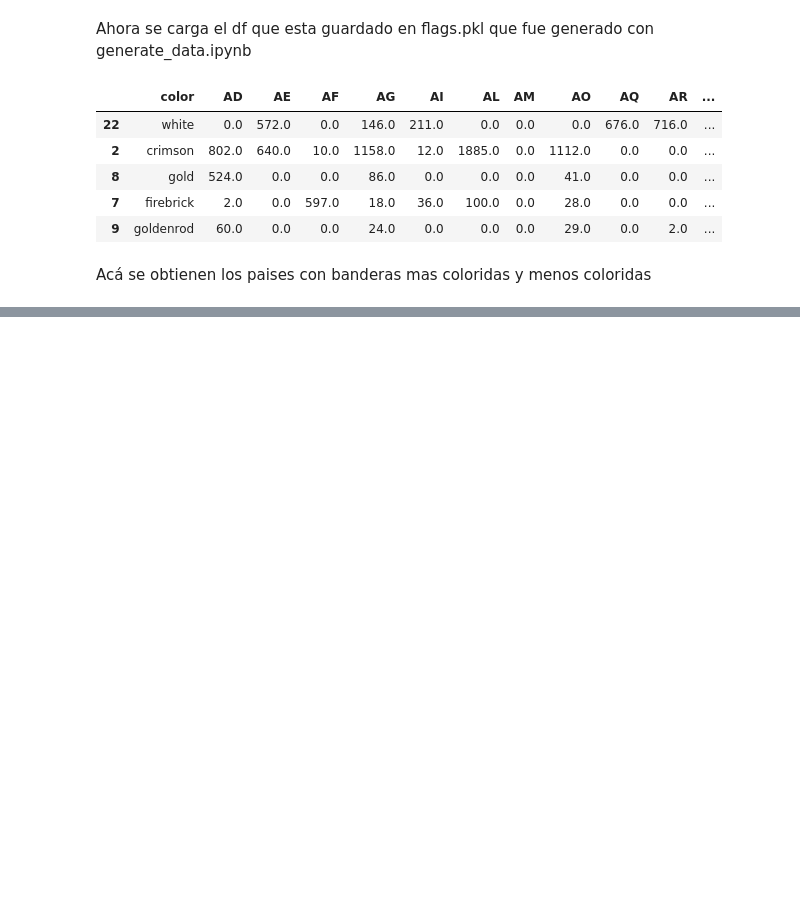
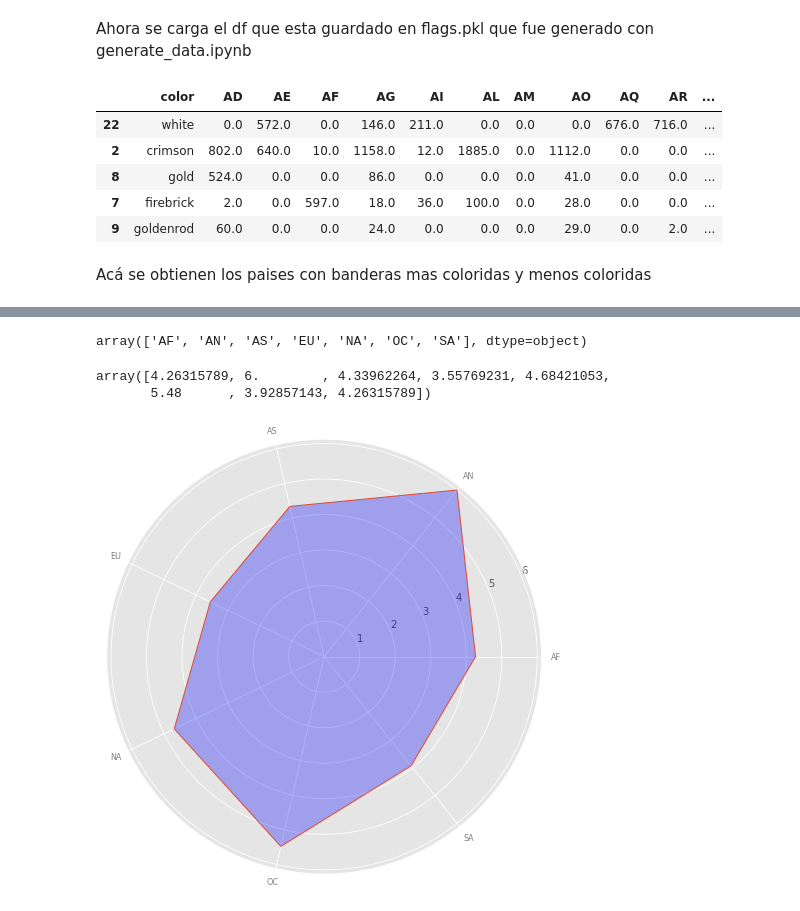
Before and after one commit to davidbetancur8/flags, a Jupyter notebook: python_flags/flags.ipynb, the cells around one changed output, grey strips where cells are left out. Drawn from its saved outputs; the diff is of its cells as text; code cells hidden in the pictures; blank space fills up the shorter version.

```diff
--- a/python_flags/flags.ipynb
+++ b/python_flags/flags.ipynb
@@ -108,0 +193,9 @@ plt.show()
+# %%
+df_country_continent = pd.read_csv("country_continent.csv", keep_default_na=False)
+df_country_continent = df_country_continent.set_index("iso 3166 country")
+df_country_continent = df_country_continent.squeeze()
+country_continent_number_colors = pd.concat([number_of_colors, df_country_continent], axis=1).dropna()
+continent_colors = pd.groupby(country_continent_number_colors, by="continent code").mean()
+continent_colors.columns=["colors"]
+display(continent_colors)
+display(country_continent_number_colors[country_continent_number_colors["continent code"]=="AN"])
@@ -108,0 +225,40 @@ plt.show()
+# %%
+from math import pi
+
+# number of variable
+categories=continent_colors.index.values
+N = len(categories)
+display(categories)
+# We are going to plot the first line of the data frame.
+# But we need to repeat the first value to close the circular graph:
+values=continent_colors["colors"].values
+values = np.append(values, values[0])
+display(values)
+
+# What will be the angle of each axis in the plot? (we divide the plot / number of variable)
+angles = [n / float(N) * 2 * pi for n in range(N)]
+angles += angles[:1]
+
+# Initialise the spider plot
+
+fig = plt.figure(figsize=(8, 8))
+ax = fig.add_subplot(111, projection='polar')
+
+# Draw one axe per variable + add labels labels yet
+plt.xticks(angles[:-1], categories, color='grey', size=8)
+
+# Draw ylabels
+
+
+
+# Plot data
+ax.plot(angles, values, linewidth=1, linestyle='solid')
+
+# Fill area
+ax.fill(angles, values, 'b', alpha=0.3)
+plt.savefig('continent_ncolors.png',  bbox_inches='tight')
+# %% [output]
+array(['AF', 'AN', 'AS', 'EU', 'NA', 'OC', 'SA'], dtype=object)
+array([4.26315789, 6.        , 4.33962264, 3.55769231, 4.68421053,
+       5.48      , 3.92857143, 4.26315789])
+[figure, added]
```
Also changed, not shown: parts of 5 cells of this notebook, 7 other files.
